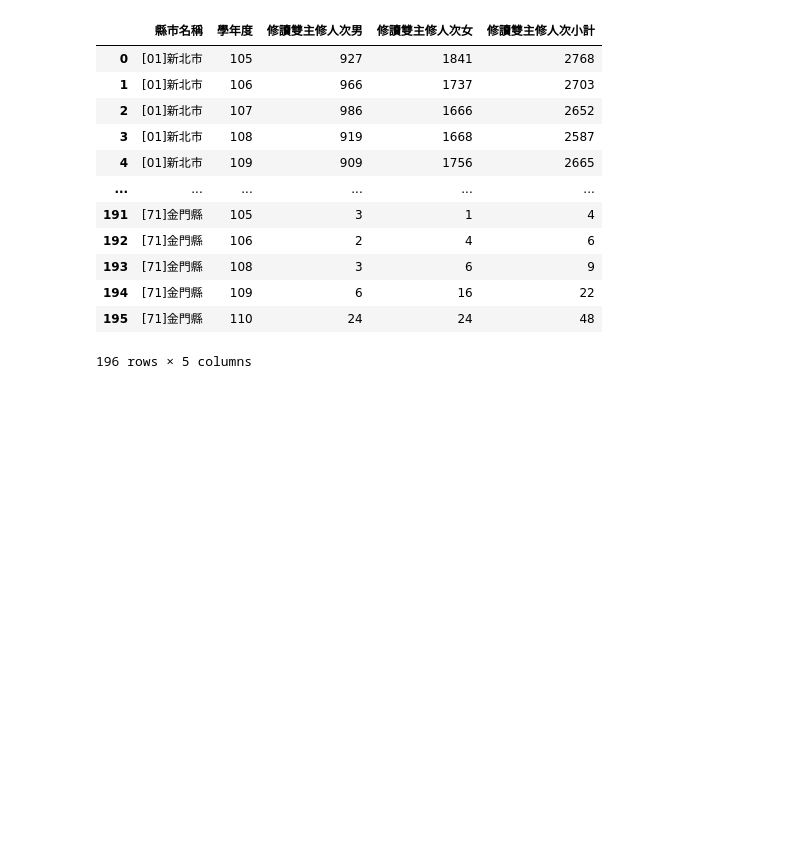
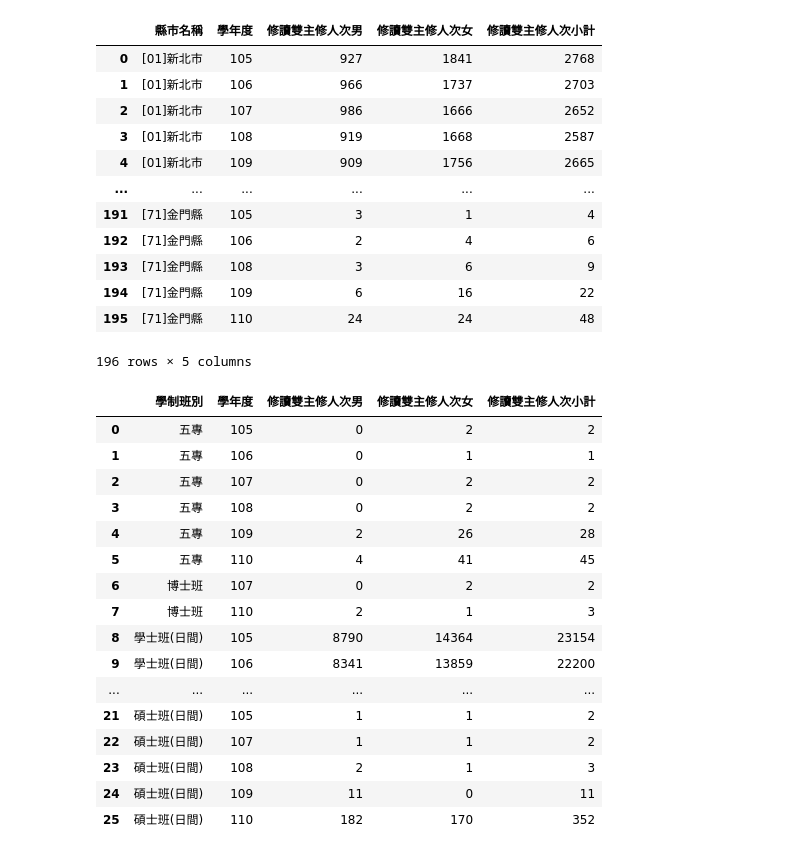
Before and after one commit to Memory-HuiYi/LAT, a Jupyter notebook: HW01/HW01.ipynb, the cells around one changed output. Cells and saved outputs as stored; diff of their text form; code cells hidden in the pictures; blank space fills up the shorter version.

```diff
--- a/HW01/HW01.ipynb
+++ b/HW01/HW01.ipynb
@@ -183,3 +183,25 @@ region
 | 194 | [71]金門縣 | 109 | 6 | 16 | 22 |
 | 195 | [71]金門縣 | 110 | 24 | 24 | 48 |
 196 rows × 5 columns
+# %%
+#不同學制雙主修
+schoolsystem = df[['學年度', '學制班別', '修讀雙主修人次男', '修讀雙主修人次女', '修讀雙主修人次小計']].groupby(by=['學制班別', '學年度']).sum().reset_index()
+schoolsystem
+# %% [output]
+|  | 學制班別 | 學年度 | 修讀雙主修人次男 | 修讀雙主修人次女 | 修讀雙主修人次小計 |
+| 0 | 五專 | 105 | 0 | 2 | 2 |
+| 1 | 五專 | 106 | 0 | 1 | 1 |
+| 2 | 五專 | 107 | 0 | 2 | 2 |
+| 3 | 五專 | 108 | 0 | 2 | 2 |
+| 4 | 五專 | 109 | 2 | 26 | 28 |
+| 5 | 五專 | 110 | 4 | 41 | 45 |
+| 6 | 博士班 | 107 | 0 | 2 | 2 |
+| 7 | 博士班 | 110 | 2 | 1 | 3 |
+| 8 | 學士班(日間) | 105 | 8790 | 14364 | 23154 |
+| 9 | 學士班(日間) | 106 | 8341 | 13859 | 22200 |
+| ... | ... | ... | ... | ... | ... |
+| 21 | 碩士班(日間) | 105 | 1 | 1 | 2 |
+| 22 | 碩士班(日間) | 107 | 1 | 1 | 2 |
+| 23 | 碩士班(日間) | 108 | 2 | 1 | 3 |
+| 24 | 碩士班(日間) | 109 | 11 | 0 | 11 |
+| 25 | 碩士班(日間) | 110 | 182 | 170 | 352 |
```
Also changed, not shown: parts of 3 cells of this notebook.
